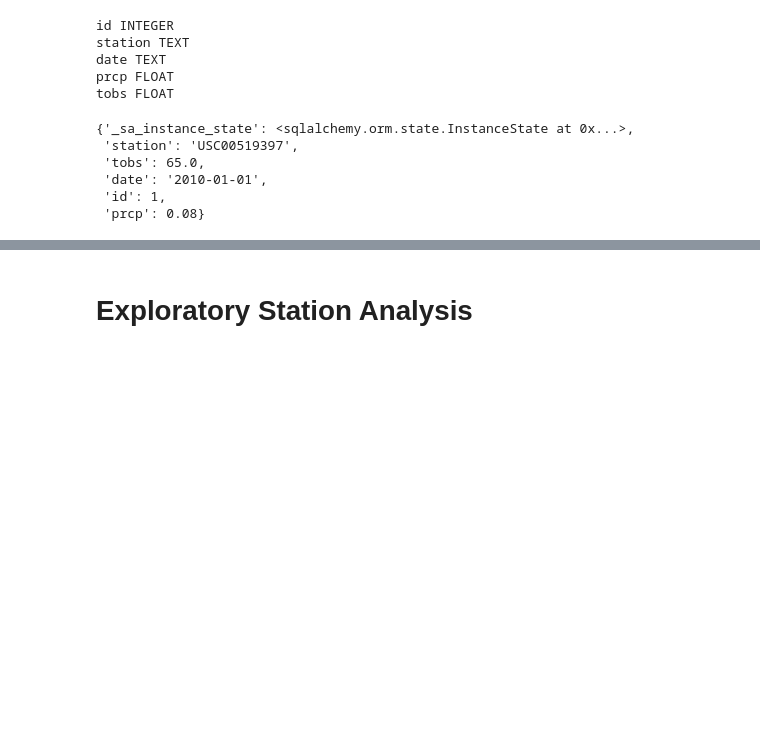
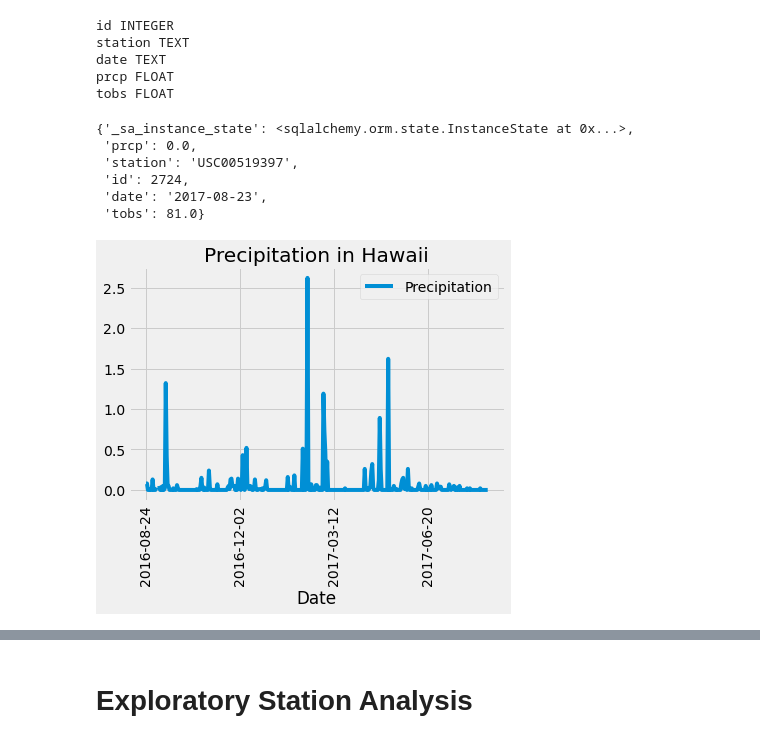
Before and after one commit to Ba1lina/sqlalchemy-challenge, a Jupyter notebook: climate_starter.ipynb, the cells around one changed output, grey strips where cells are left out. Saved outputs shown, nothing was run; the diff lists cells and outputs as text; code cells hidden in the pictures; blank space fills up the shorter version.

```diff
--- a/climate_starter.ipynb
+++ b/climate_starter.ipynb
@@ -51,31 +51,40 @@ prcp FLOAT
 tobs FLOAT
 # %%
 # Find the most recent date in the data set.
-first_row = session.query(Measurement).order_by(Measurement.date).first()
+first_row = session.query(Measurement).order_by(Measurement.date.desc()).first()
 first_row.__dict__
 # %% [output]
 {'_sa_instance_state': <sqlalchemy.orm.state.InstanceState at 0x...>,
+ 'prcp': 0.0,
  'station': 'USC00519397',
- 'tobs': 65.0,
- 'date': '2010-01-01',
- 'id': 1,
- 'prcp': 0.08}
+ 'id': 2724,
+ 'date': '2017-08-23',
+ 'tobs': 81.0}
 # %%
 # Design a query to retrieve the last 12 months of precipitation data and plot the results.
 # Starting from the most recent data point in the database.
-
+recent_date = dt.date(2017,8,23)
 # Calculate the date one year from the last date in data set.
-
+query_date = recent_date - dt.timedelta(days=365)
 
 # Perform a query to retrieve the data and precipitation scores
+session.query(Measurement.date, Measurement.prcp).\
+    filter(Measurement.date > query_date).\
+    order_by(Measurement.date)
 
+# Save the query results as a Pandas DataFrame andsort the data by date
+measurement_df = pd.read_sql_query(
+    sql = session.query(Measurement.date, Measurement.prcp).filter(Measurement.date > query_date).group_by(Measurement.date).order_by(Measurement.date).statement,
+    con = engine
+)
 
-# Save the query results as a Pandas DataFrame and set the index to the date column
-
-
-# Sort the dataframe by date
-
+# Rename columns, set the index as the date
+measurement_df = measurement_df.rename(columns={"date":"Date","prcp":"Precipitation"})
+measurement_df.set_index(measurement_df["Date"], inplace=True)
 
 # Use Pandas Plotting with Matplotlib to plot the data
+measurement_df.plot(title="Precipitation in Hawaii",rot=90);
+# %% [output]
+[figure, added]
 # %%
 # Use Pandas to calcualte the summary statistics for the precipitation data
```
Also changed, not shown: parts of 3 cells of this notebook, 2 other files.
